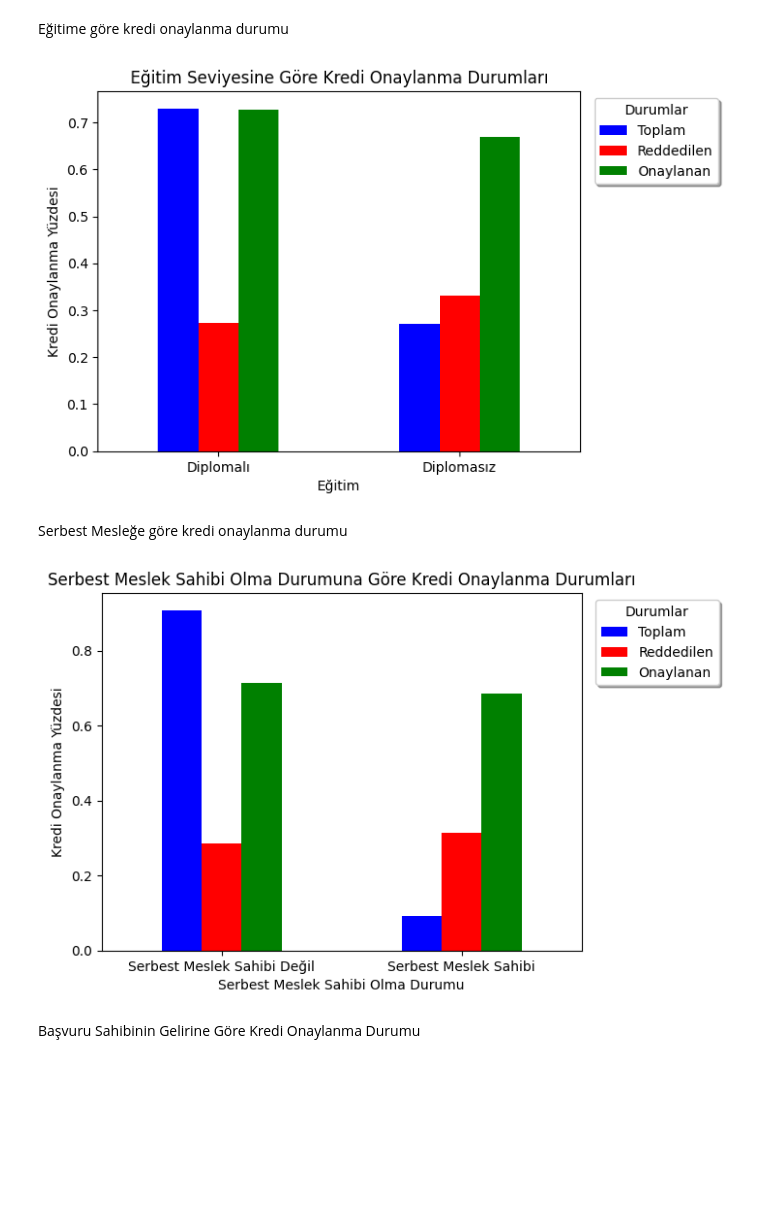
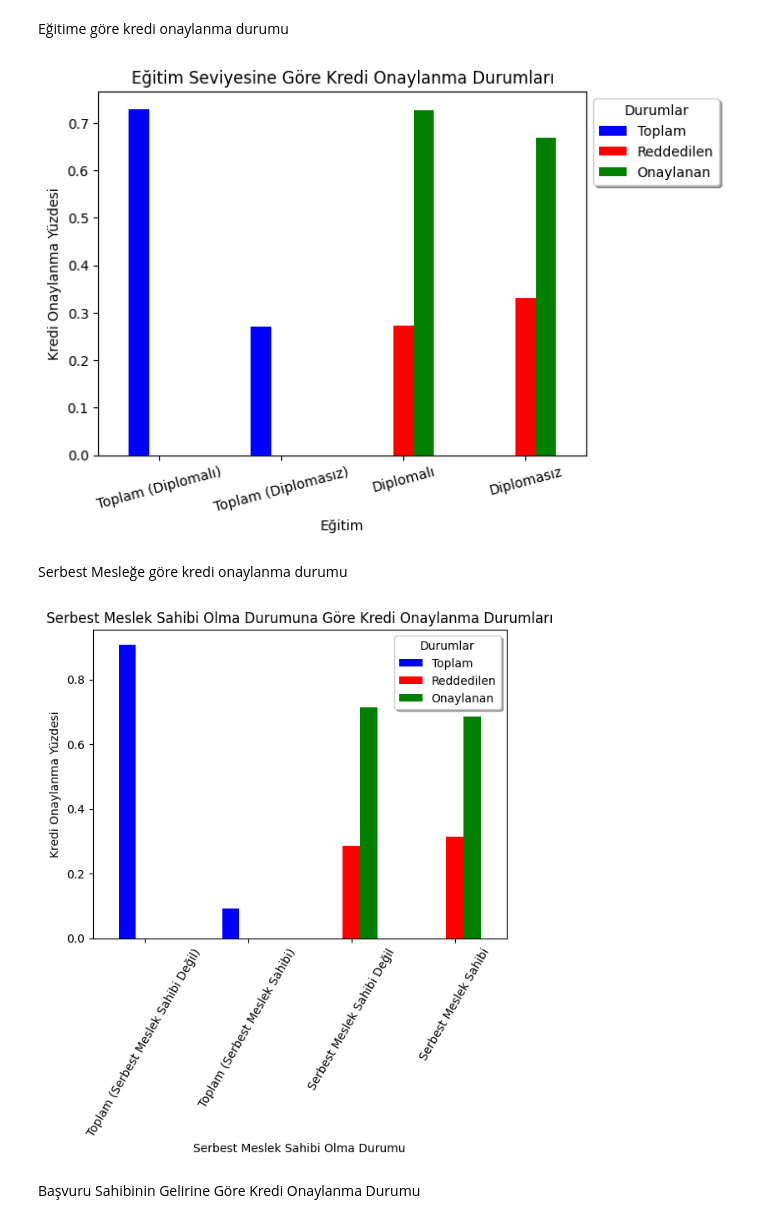
Before and after one commit to 1BarisErkus/AI, a Jupyter notebook: main.ipynb, the cells around one changed output. Cells and saved outputs as stored; diff of their text form; code cells hidden in the pictures; blank space fills up the shorter version.

```diff
--- a/main.ipynb
+++ b/main.ipynb
@@ -174,22 +175,22 @@ Eğitime göre kredi onaylanma durumu
 # %%
 education_loan_status_counts = data.groupby(['Education', 'Loan_Status']).size().unstack()
 
 # Yüzdelerin hesaplanması
 education_counts = data['Education'].value_counts()
 education_counts_percent = education_counts / education_counts.sum()
 education_loan_status_counts_percent = education_loan_status_counts.div(education_loan_status_counts.sum(axis=1), axis=0)
 
-combined_counts = pd.concat([education_counts_percent, education_loan_status_counts_percent], axis=1)
+combined_counts = pd.concat([education_counts_percent, education_loan_status_counts_percent], axis=0)
 
 combined_counts.plot(kind='bar', color=['blue', 'red', 'green'])
 plt.xlabel('Eğitim')
 plt.ylabel('Kredi Onaylanma Yüzdesi')
 plt.title('Eğitim Seviyesine Göre Kredi Onaylanma Durumları')
-plt.legend(['Toplam', 'Reddedilen', 'Onaylanan'], bbox_to_anchor=(1.3, 1), ncol=1, title='Durumlar', shadow=True)
-plt.xticks(ticks=[0,1], rotation=0, labels=['Diplomalı', 'Diplomasız'])
+plt.legend(['Toplam', 'Reddedilen', 'Onaylanan'], bbox_to_anchor=(1, 1), ncol=1, title='Durumlar', shadow=True)
+plt.xticks(ticks=[0,1,2,3], rotation=15, labels=['Toplam (Diplomalı)', 'Toplam (Diplomasız)', 'Diplomalı', 'Diplomasız'])
 plt.show()
 # %% [output]
-[figure, old version]
+[figure, new version]
 # %% [markdown]
 Serbest Mesleğe göre kredi onaylanma durumu
 # %%
@@ -200,17 +201,17 @@ self_employed_counts = data['Self_Employed'].value_counts()
 self_employed_counts_percent = self_employed_counts / self_employed_counts.sum()
 self_employed_loan_status_counts_percent = self_employed_loan_status_counts.div(self_employed_loan_status_counts.sum(axis=1), axis=0)
 
-combined_counts = pd.concat([self_employed_counts_percent, self_employed_loan_status_counts_percent], axis=1)
+combined_counts = pd.concat([self_employed_counts_percent, self_employed_loan_status_counts_percent], axis=0)
 
 combined_counts.plot(kind='bar', color=['blue', 'red', 'green'])
 plt.xlabel('Serbest Meslek Sahibi Olma Durumu')
 plt.ylabel('Kredi Onaylanma Yüzdesi')
 plt.title('Serbest Meslek Sahibi Olma Durumuna Göre Kredi Onaylanma Durumları')
-plt.legend(['Toplam', 'Reddedilen', 'Onaylanan'], bbox_to_anchor=(1.3, 1), ncol=1, title='Durumlar', shadow=True)
-plt.xticks(ticks=[0,1], rotation=0, labels=['Serbest Meslek Sahibi Değil', 'Serbest Meslek Sahibi'])
+plt.legend(['Toplam', 'Reddedilen', 'Onaylanan'], bbox_to_anchor=(1, 1), ncol=1, title='Durumlar', shadow=True)
+plt.xticks(ticks=[0,1,2,3], rotation=60, labels=['Toplam (Serbest Meslek Sahibi Değil)', 'Toplam (Serbest Meslek Sahibi)', 'Serbest Meslek Sahibi Değil', 'Serbest Meslek Sahibi'])
 plt.show()
 # %% [output]
-[figure, old version]
+[figure, new version]
 # %% [markdown]
 Başvuru Sahibinin Gelirine Göre Kredi Onaylanma Durumu
 # %%
```
Also changed, not shown: parts of 7 cells of this notebook.
